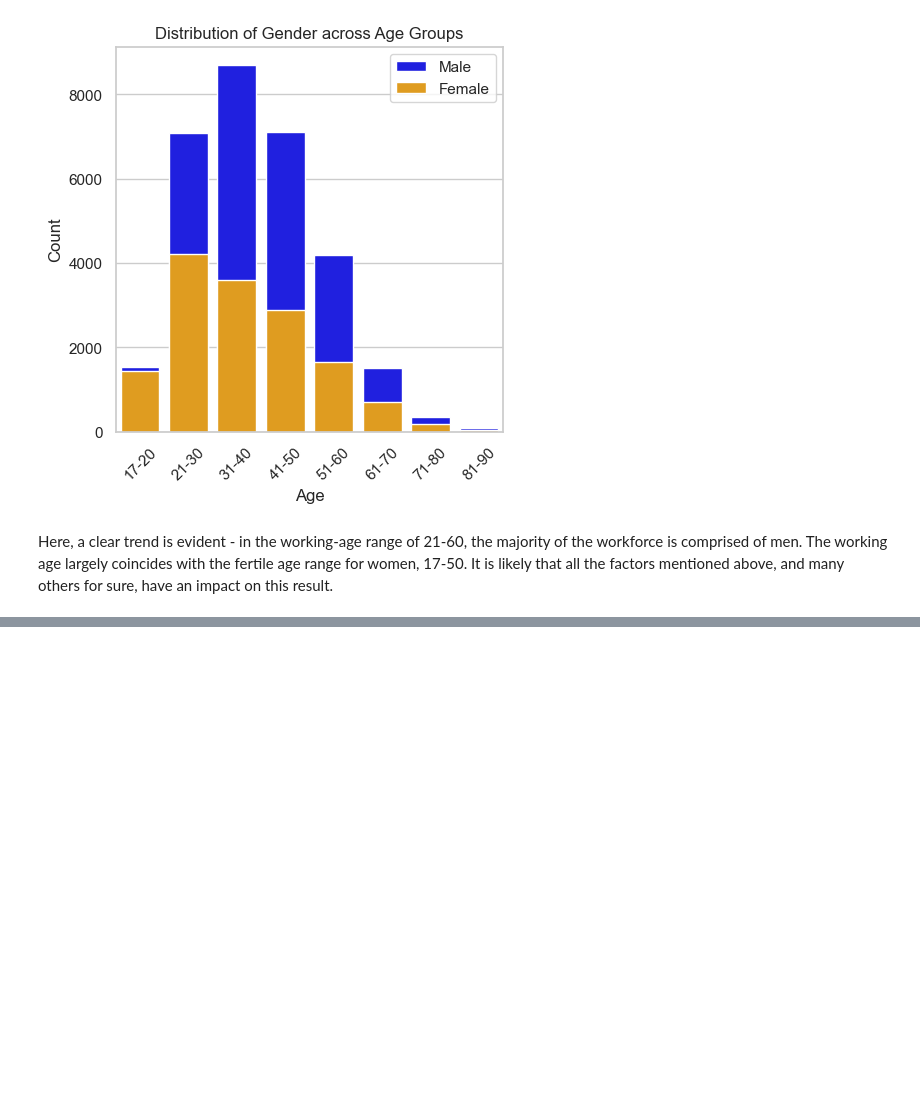
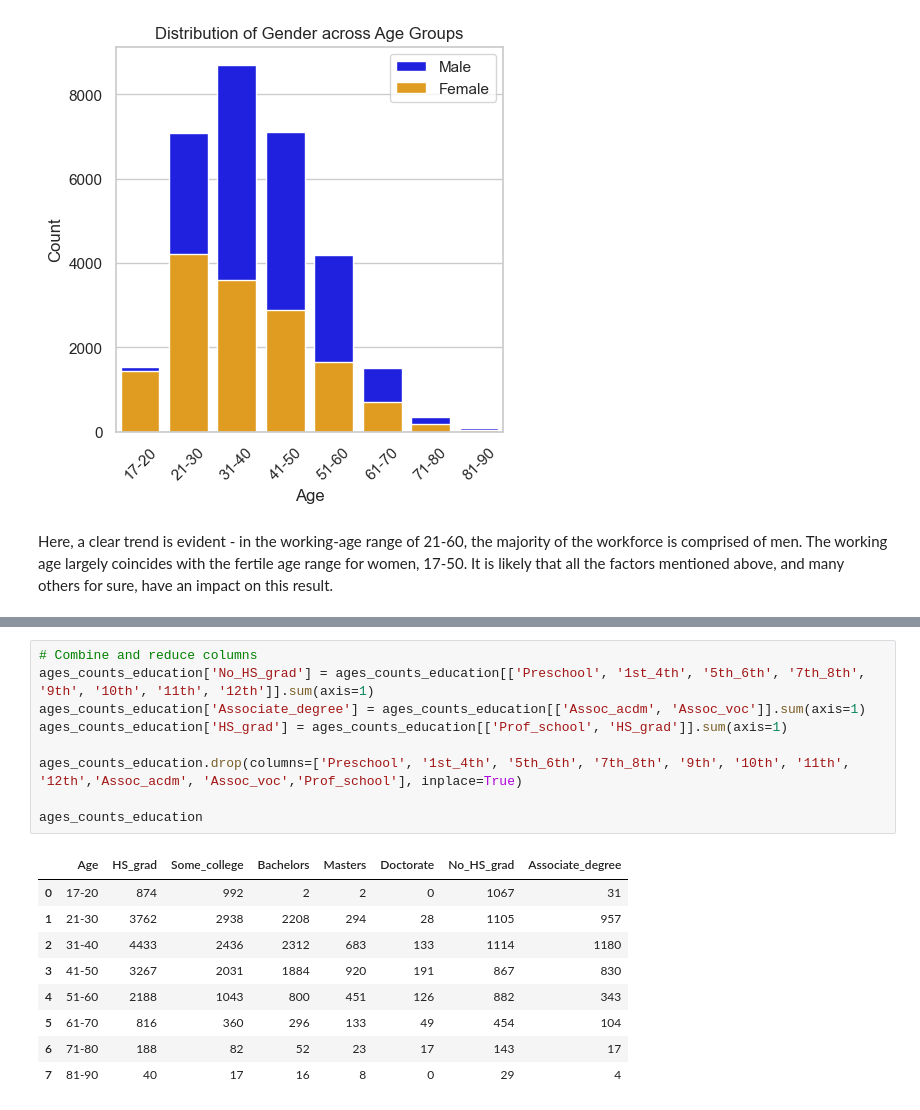
Before and after one commit to Kiril-Lazarov/Artificial-Intelligence, a Jupyter notebook: My Projects/Adult-Income Dataset.ipynb, the cells around one changed output, grey strips where cells are left out. Drawn from its saved outputs; the diff is of its cells as text; blank space fills up the shorter version.

```diff
--- a/My Projects/Adult-Income Dataset.ipynb
+++ b/My Projects/Adult-Income Dataset.ipynb
@@ -401,0 +445,19 @@ Here, a clear trend is evident - in the working-age range of 21-60, the majority
+# %%
+# Combine and reduce columns
+ages_counts_education['No_HS_grad'] = ages_counts_education[['Preschool', '1st_4th', '5th_6th', '7th_8th', '9th', '10th', '11th', '12th']].sum(axis=1)
+ages_counts_education['Associate_degree'] = ages_counts_education[['Assoc_acdm', 'Assoc_voc']].sum(axis=1)
+ages_counts_education['HS_grad'] = ages_counts_education[['Prof_school', 'HS_grad']].sum(axis=1)
+
+ages_counts_education.drop(columns=['Preschool', '1st_4th', '5th_6th', '7th_8th', '9th', '10th', '11th', '12th','Assoc_acdm', 'Assoc_voc','Prof_school'], inplace=True)
+
+ages_counts_education
+# %% [output]
+|  | Age | HS_grad | Some_college | Bachelors | Masters | Doctorate | No_HS_grad | Associate_degree |
+| 0 | 17-20 | 874 | 992 | 2 | 2 | 0 | 1067 | 31 |
+| 1 | 21-30 | 3762 | 2938 | 2208 | 294 | 28 | 1105 | 957 |
+| 2 | 31-40 | 4433 | 2436 | 2312 | 683 | 133 | 1114 | 1180 |
+| 3 | 41-50 | 3267 | 2031 | 1884 | 920 | 191 | 867 | 830 |
+| 4 | 51-60 | 2188 | 1043 | 800 | 451 | 126 | 882 | 343 |
+| 5 | 61-70 | 816 | 360 | 296 | 133 | 49 | 454 | 104 |
+| 6 | 71-80 | 188 | 82 | 52 | 23 | 17 | 143 | 17 |
+| 7 | 81-90 | 40 | 17 | 16 | 8 | 0 | 29 | 4 |
```
Also changed, not shown: parts of 8 cells of this notebook.
